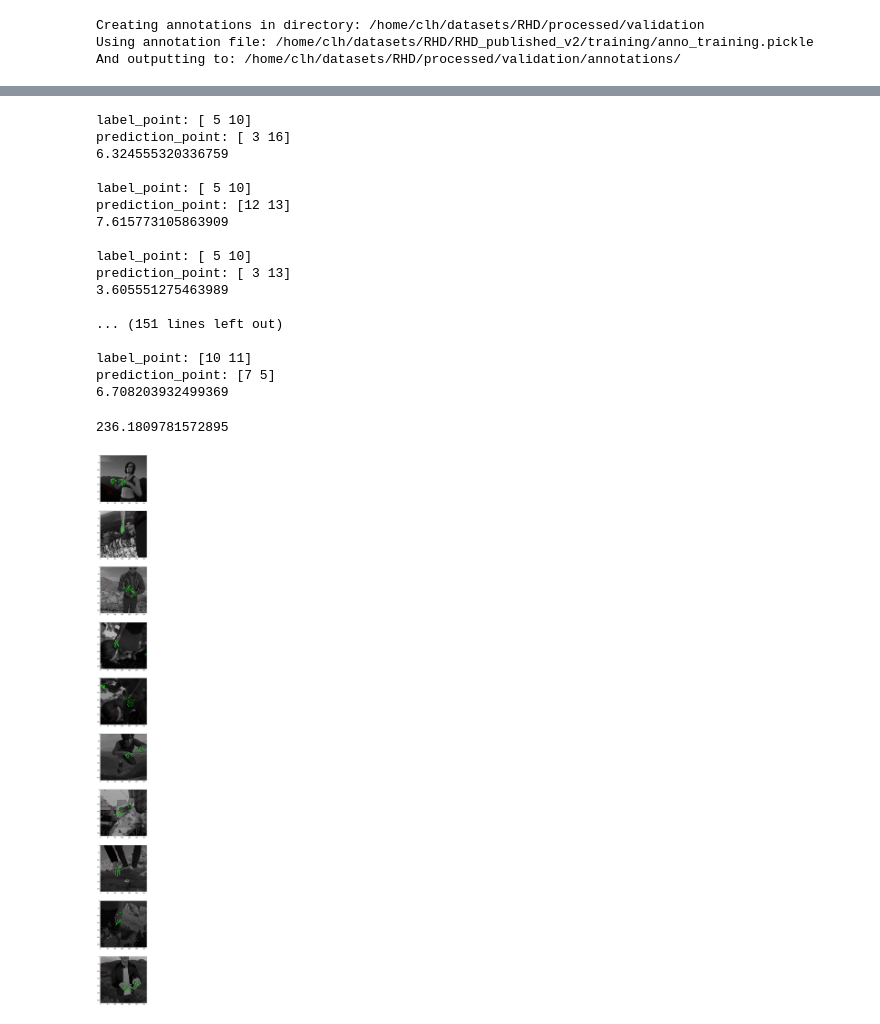
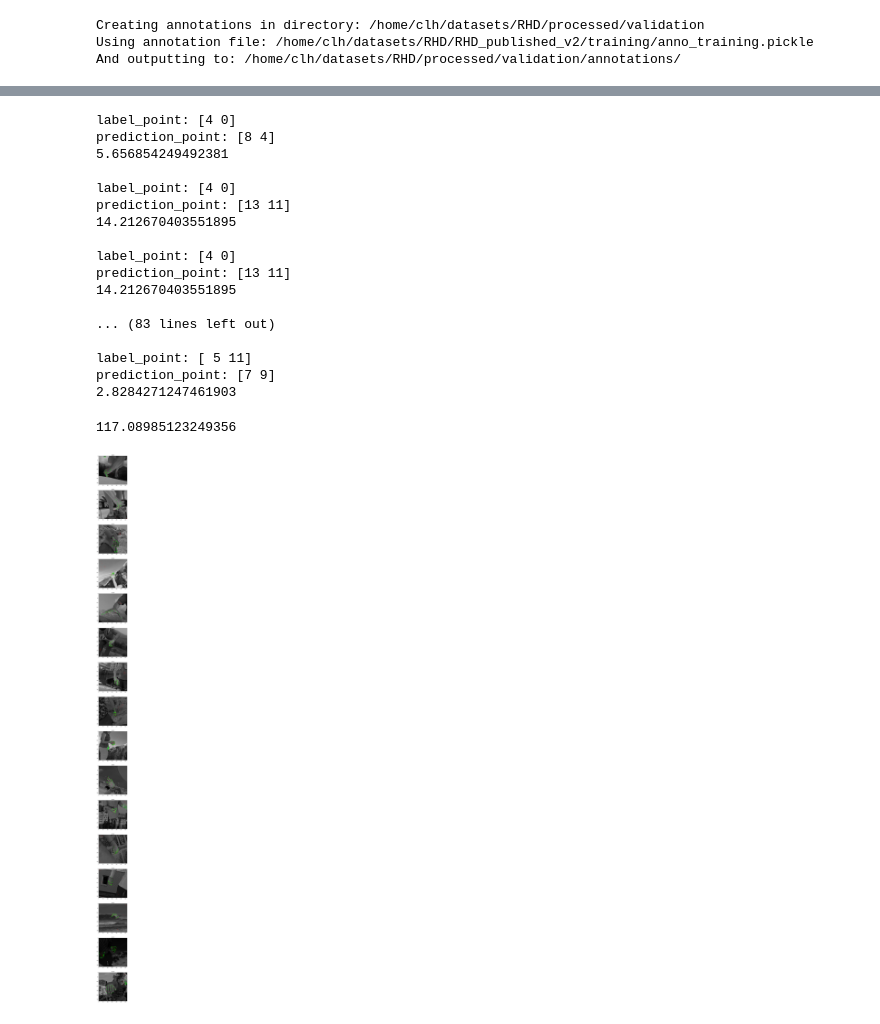
Before and after one commit to ClausHolmgaard/SVPGestureRec, a Jupyter notebook: Notebooks/Evaluate Model.ipynb, the cells around one changed output, grey strips where cells are left out. Saved outputs shown, nothing was run; the diff lists cells and outputs as text; code cells hidden in the pictures.

```diff
--- a/Notebooks/Evaluate Model.ipynb
+++ b/Notebooks/Evaluate Model.ipynb
@@ -40,7 +40,7 @@ Creating annotations in directory: /home/clh/datasets/RHD/processed/validation
 Using annotation file: /home/clh/datasets/RHD/RHD_published_v2/training/anno_training.pickle
 And outputting to: /home/clh/datasets/RHD/processed/validation/annotations/
 # %%
-BATCHSIZE = 64
+BATCHSIZE = 16
 EPSILON = 1e-16
 
 LABEL_WEIGHT = 1.0
@@ -48,6 +48,7 @@ OFFSET_LOSS_WEIGHT = 1.0
 OFFSET_SCALE = int(320 / 20)
 
 NUM_CLASSES = 42
+NUM_HANDS = 2
 
 l = create_loss_function(20,
                          20,
@@ -62,5 +63,5 @@ model = load_model(MODEL_FILE, custom_objects={'loss_function': l})
 # %%
 samples_dir = VALIDATION_DIR
 annotations_dir = VALIDATION_ANNOTATIONS
-NUM_SAMPLES_TO_CHECK = 10
+NUM_SAMPLES_TO_CHECK = BATCHSIZE
 # %%
@@ -76,0 +76,5 @@ print(samples_to_check)
+# %%
+samples = np.array(get_all_samples(samples_dir, sample_type='png'))
+ind = np.random.randint(0, len(samples), size=NUM_SAMPLES_TO_CHECK)
+samples_to_check = samples[ind]
+print(samples_to_check)
@@ -203,6 +219,11 @@ for c, r in enumerate(res):
     #pred = r.reshape(20, 20, 3)
 
     for i in range(NUM_CLASSES):
+
+        finger_index = i
+        if finger_index >= 21:
+            finger_index -= 21
+
         pred = np.zeros((20, 20, 3))
 
         pred[:, :, 0] = res[c, :, :, i]
@@ -216,15 +237,23 @@ for c, r in enumerate(res):
         #max_val = 0.9
         pred_point = get_all_points_from_prediction(pred,
                                                     anchors,
-                                                    threshold=max_val,
+                                                    threshold=max_val*0.9,
                                                     offset_weight=OFFSET_SCALE,
                                                     is_label=False)
 
-        for p in pred_point:
-            x = p[0] + p[2]
-            y = p[1] + p[3]
+        # Find a way to handle outliers
+        x_points = np.zeros(len(pred_point))
+        y_points = np.zeros(len(pred_point))
+        for counter, p in enumerate(pred_point):
+            #x = p[0] + p[2]
+            #y = p[1] + p[3]
+            x_points[counter] = p[0] + p[2]
+            y_points[counter] = p[1] + p[2]
 
-            print(f"Predicted point: ({x}, {y}), confidence: {max_val}")
+        x = np.mean(x_points)
+        y = np.mean(y_points)
 
-            cv2.circle(images_show[c], (int(x), int(y)), 1, (255, 0, 0), thickness=1)
+        print(f"{FINGER_MAP_INV[finger_index]}  Predicted point: ({x}, {y}), confidence: {max_val}")
+
+        cv2.circle(images_show[c], (int(x), int(y)), 1, (255, 0, 0), thickness=1)
 # %% [output]
@@ -260,7 +289,7 @@ def confidence_score(label, prediction, num_classes):
             label_point = np.array([label_x[0], label_y[0]])
             print(f"label_point: {label_point}")
         except:
-            print("Error")
+            #print("Error")
             continue
 
         prediction_x, prediction_y = np.where(p==np.max(p))
@@ -279,34 +308,35 @@ def confidence_score(label, prediction, num_classes):
 #print(res.shape)
 confidence_score(labels[0], res[0], 42)
 # %% [output]
-label_point: [ 5 10]
-prediction_point: [ 3 16]
-6.324555320336759
+label_point: [4 0]
+prediction_point: [8 4]
+5.656854249492381
 
-label_point: [ 5 10]
-prediction_point: [12 13]
-7.615773105863909
+label_point: [4 0]
+prediction_point: [13 11]
+14.212670403551895
 
-label_point: [ 5 10]
-prediction_point: [ 3 13]
-3.605551275463989
+label_point: [4 0]
+prediction_point: [13 11]
+14.212670403551895
 
-... (151 lines left out)
+... (83 lines left out)
 
-label_point: [10 11]
-prediction_point: [7 5]
-6.708203932499369
+label_point: [ 5 11]
+prediction_point: [7 9]
+2.8284271247461903
-236.1809781572895
+117.08985123249356
 # %%
 def accuracy():
     pass
 # %%
 f, subs = plt.subplots(len(images_show), 1, figsize=(15, 8*len(samples_to_check)))
 for c, im in enumerate(images_show):
     subs[c].imshow(im)
     #subs[c].set_title(f"Confidence: {np.max(res[c][:,:,:,0])}")
+    subs[c].set_title(f"{samples_to_check[c]}")
 
 #f = plt.figure(figsize=(20, 20))
 #plt.imshow(images_show[0], cmap='gray')
 # %% [output]
-[figure, old version]
+[figure, new version]
```
Also changed, not shown: parts of 8 cells of this notebook, 3 other files.
